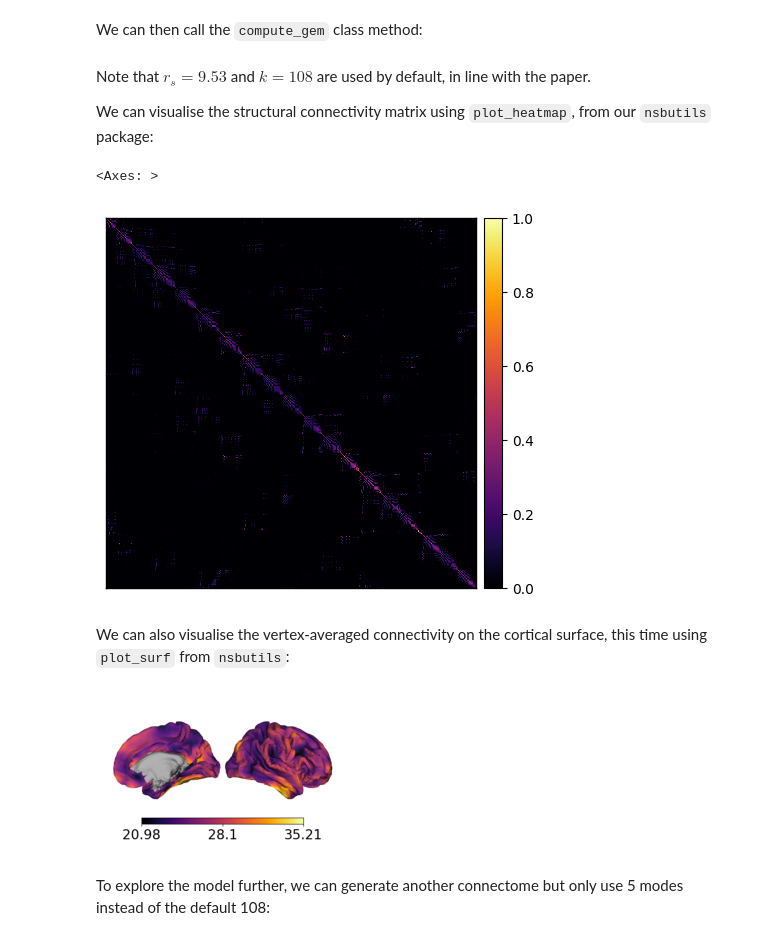
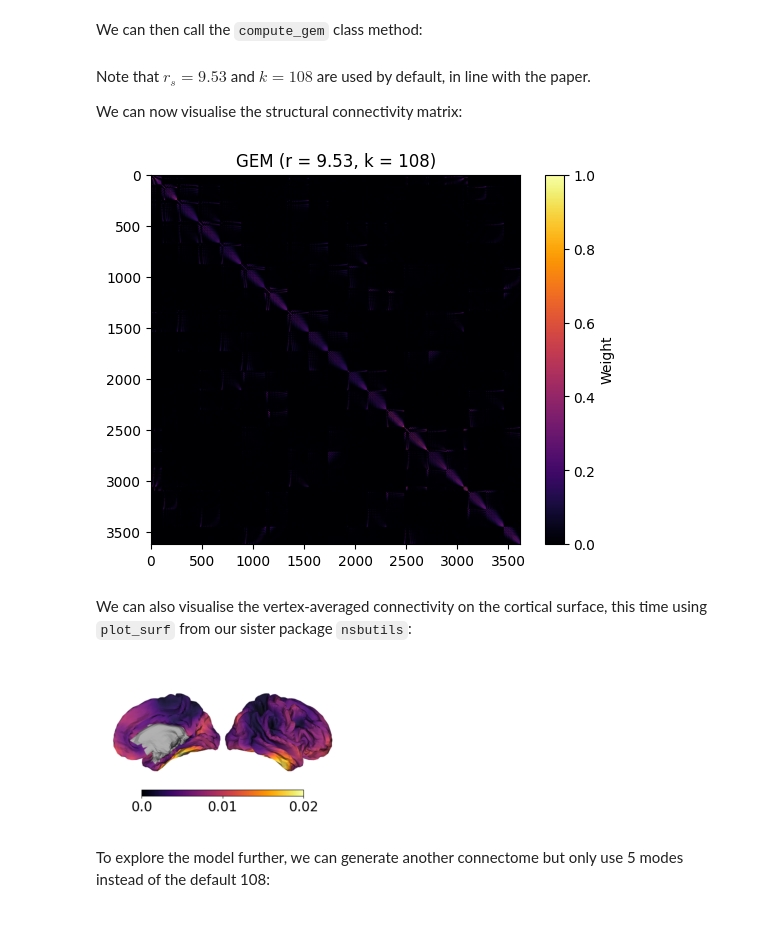
Before and after one commit to magnesium2400/neuromodes, a Jupyter notebook: docs/tutorials/GEM.ipynb, the cells around one changed output. Drawn from its saved outputs; the diff is of its cells as text; code cells hidden in the pictures.

```diff
--- a/docs/tutorials/GEM.ipynb
+++ b/docs/tutorials/GEM.ipynb
@@ -34,18 +35,20 @@ G = solver.compute_gem()
 # %% [markdown]
 Note that $r_s=9.53$ and $k=108$ are used by default, in line with the paper.
 
-We can visualise the structural connectivity matrix using `plot_heatmap`, from our `nsbutils`
- package:
+We can now visualise the structural connectivity matrix:
 # %%
-plot_heatmap(G, cmap='inferno', cbar=True)
+plt.imshow(G, cmap='inferno')
+plt.colorbar(label='Weight')
+plt.title('GEM (r = 9.53, k = 108)')
+plt.show()
 # %% [output]
-<Axes: >
-[figure, old version]
+[figure, new version]
 # %% [markdown]
 We can also visualise the vertex-averaged connectivity on the cortical surface, this time using
- `plot_surf` from `nsbutils`:
+ `plot_surf` from our sister package `nsbutils`:
 # %%
-nodal_sc = G.sum(axis=0)
+# Area-weighted mean of each vertex's connections to all other vertices
+vertex_sc = meanw(G, solver.mass)
 
 # Path to surface
 rh_surfpath = files('neuromodes.data') / 'sp-human_tpl-fsLR_den-4k_hemi-R_midthickness.surf.gii'
@@ -53,12 +56,12 @@ rh_surfpath = files('neuromodes.data') / 'sp-human_tpl-fsLR_den-4k_hemi-R_midthi
 with as_file(rh_surfpath) as rh_surfpath:
     plot_surf(
         rh_surfpath,
-        solver.unmask_data(nodal_sc),
+        solver.unmask_data(vertex_sc),
         cmap='inferno',
         cbar=True
     )
 # %% [output]
-[figure, old version]
+[figure, new version]
 # %% [markdown]
 To explore the model further, we can generate another connectome but only use 5 modes instead of the default 108:
 # %%
```
Also changed, not shown: parts of 3 cells of this notebook, 19 other files.
